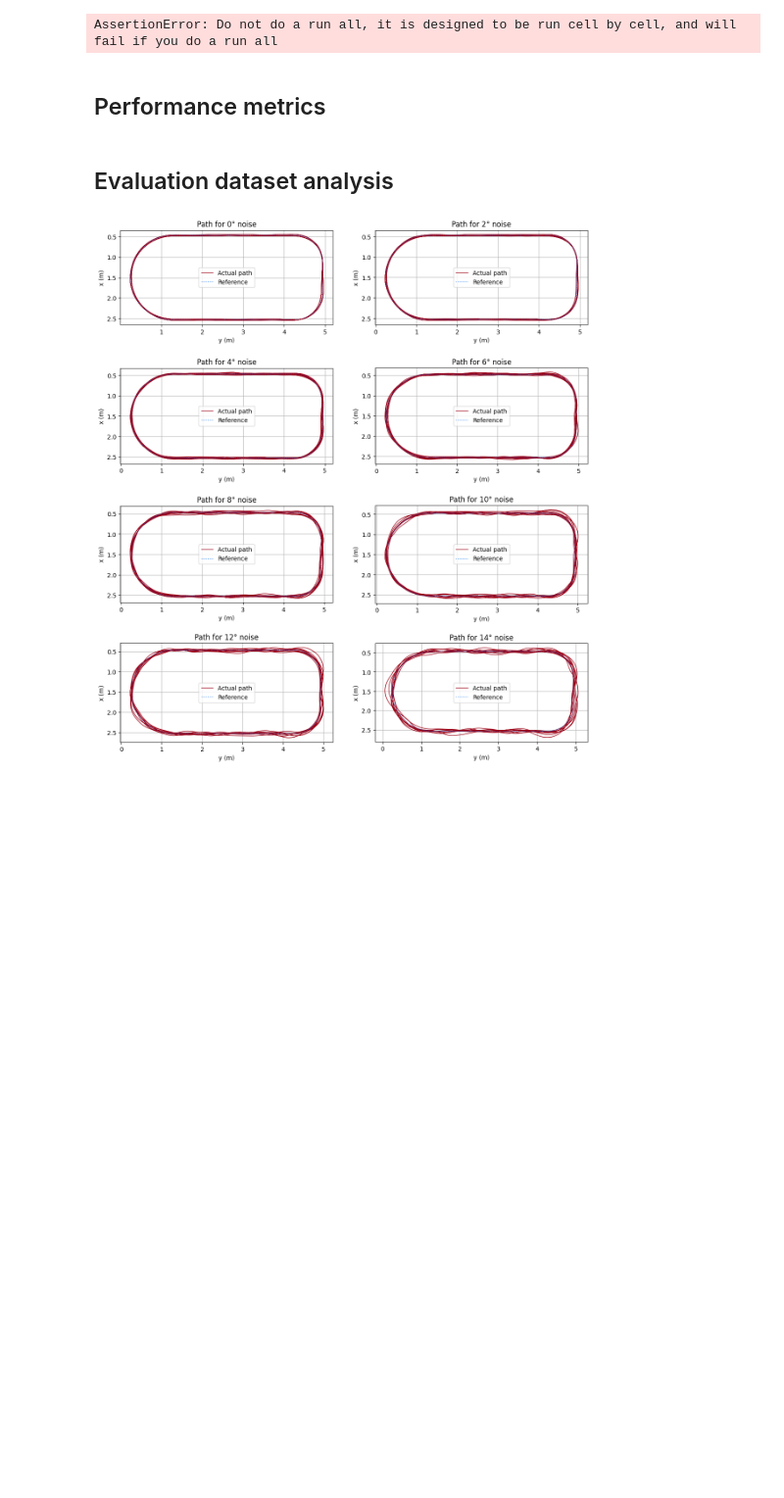
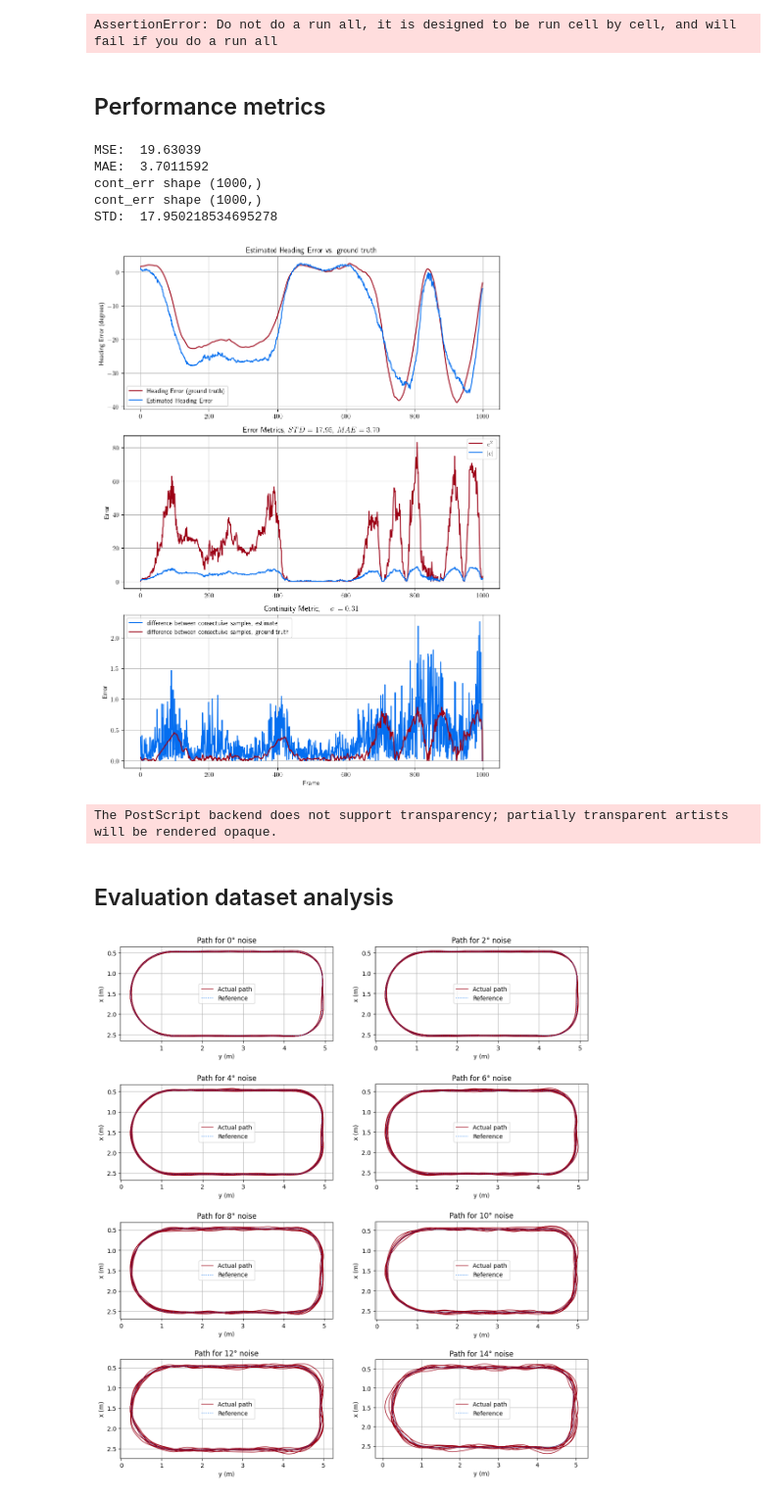
Before and after one commit to matgrand/bfmc_2022, a Jupyter notebook: thesis_images.ipynb, the cells around one changed output. Shown at 98% size. Drawn from its saved outputs; the diff is of its cells as text; code cells hidden in the pictures; blank space fills up the shorter version.

```diff
--- a/thesis_images.ipynb
+++ b/thesis_images.ipynb
@@ -29,7 +29,7 @@ onnx_model_path = 'Simulator/models/lane_keeper_ahead.onnx'
 onnx_model = cv.dnn.readNetFromONNX(onnx_model_path)
 dist_ahead = 0.8
 
-hes, est_hes, MSEs, MAEs = [], [], [], []
+hes, est_hes, SEs, AEs = [], [], [], []
 for i in range(1000):
     img = imgs[i]
     x,y,yaw = locs[i]
@@ -40,45 +40,90 @@ for i in range(1000):
     #convert to degrees
     he = np.rad2deg(he)
     est_he = np.rad2deg(est_he)
 
     mse = (he - est_he)**2
     mae = np.abs(he - est_he)
 
     hes.append(he)
     est_hes.append(est_he)
-    MSEs.append(mse)
-    MAEs.append(mae)
+    SEs.append(mse)
+    AEs.append(mae)
 
-print('MSE: ', np.mean(MSEs))
-print('MAE: ', np.mean(MAEs))
+print('MSE: ', np.mean(SEs))
+print('MAE: ', np.mean(AEs))
 
-hes, est_hes, MSEs, MAEs = np.array(hes), np.array(est_hes), np.array(MSEs), np.array(MAEs)
+
+hes, est_hes, SEs, AEs = np.array(hes), np.array(est_hes), np.array(SEs), np.array(AEs)
+
+cont_err = np.zeros_like(hes)
+est_cont_err = np.zeros_like(hes)
+
+print(f'cont_err shape {cont_err.shape}')
+
+
+cont_err[:-1] = np.abs(hes[1:] - hes[:-1]).reshape(-1)
+est_cont_err[:-1] = np.abs(est_hes[1:] - est_hes[:-1]).reshape(-1)
+cont_metric = np.std(cont_err-est_cont_err)
+
+print(f'cont_err shape {cont_err.shape}')
+
+ce_std = np.std(cont_err)
+ece_std = np.std(est_cont_err)
+
+STD = np.std(hes - est_hes)
+MAE = np.mean(AEs)
+
+print('STD: ', STD)
 
 #plot
-fig, ax = plt.subplots(2,1, figsize=(9,6))
+plt.rcParams['text.usetex'] = True #use latex
+
+fig, ax = plt.subplots(3,1, figsize=(9,12))
 ax[0].plot(hes, label='Heading Error (ground truth)', color=C1)
 ax[0].plot(est_hes, label='Estimated Heading Error', color=C2)
 ax[0].set_ylabel('Heading Error (degrees)')
 ax[0].legend()
 ax[0].grid(True)
-ax[0].set_axisbelow(True)
+# ax[0].set_axisbelow(True)
 #title
-ax[0].set_title('Estimated Heading Error vs. ground truth, with MSE and MAE')
+ax[0].set_title('Estimated Heading Error vs. ground truth')
 
-ax[1].plot(MSEs, label='MSE', color=C1)
-ax[1].plot(MAEs, label='MAE', color=C2)
-ax[1].set_xlabel('Frame')
+ax[1].plot(SEs, label=f'$e^2$', color=C1)
+ax[1].plot(AEs, label=f'$|e|$', color=C2)
 ax[1].set_ylabel('Error')
 ax[1].legend()
 ax[1].grid(True)
-ax[1].set_axisbelow(True)
+# ax[1].set_axisbelow(True)
+#title
+ax[1].set_title(f'Error Metrics, $STD= {STD:.2f}$, $MAE= {MAE:.2f}$')
+
+
+ax[2].plot(est_cont_err, label=f'difference between consectuive samples, estimate', color=C2)
+ax[2].plot(cont_err, label=f'difference between consectuive samples, ground truth', color=C1)
+ax[2].set_xlabel('Frame')
+ax[2].set_ylabel('Error')
+ax[2].legend()
+ax[2].grid(True)
+# ax[2].set_axisbelow(True)
+#title
+ax[2].set_title(f'Continuity Metric, $\quad \sigma= {cont_metric:.2f}$')
+
 #y axis in log scale
 # ax[1].set_yscale('log')
+plt.tight_layout()
 
 plt.show()
 
 #save figure in vector format
 save_fig('performance_metrics_example', fig)
+# %% [output]
+MSE:  19.63039
+MAE:  3.7011592
+cont_err shape (1000,)
+cont_err shape (1000,)
+STD:  17.950218534695278
+[figure, added]
+The PostScript backend does not support transparency; partially transparent artists will be rendered opaque.
 # %% [markdown]
 ## Evaluation dataset analysis
 # %%
```
Also changed, not shown: parts of 1 cell of this notebook, 2 other files.
